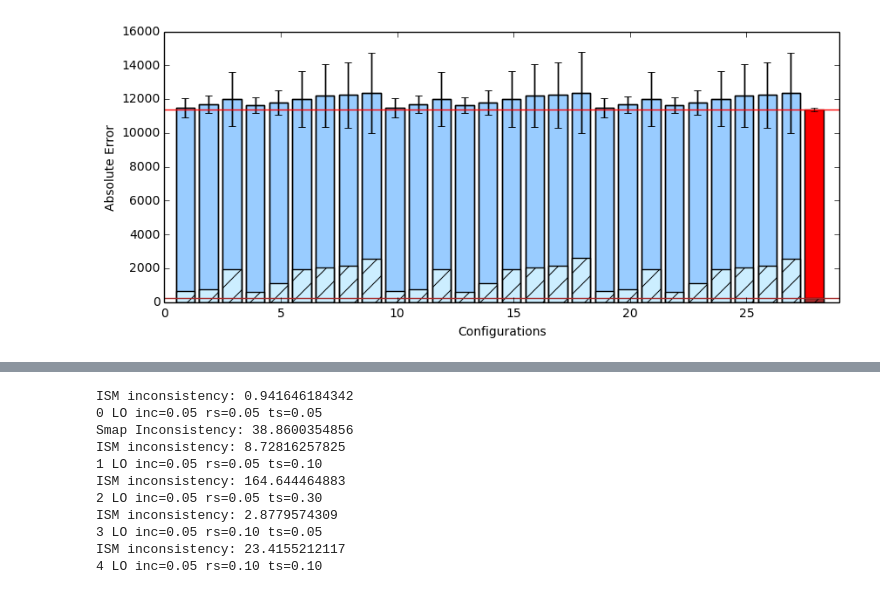
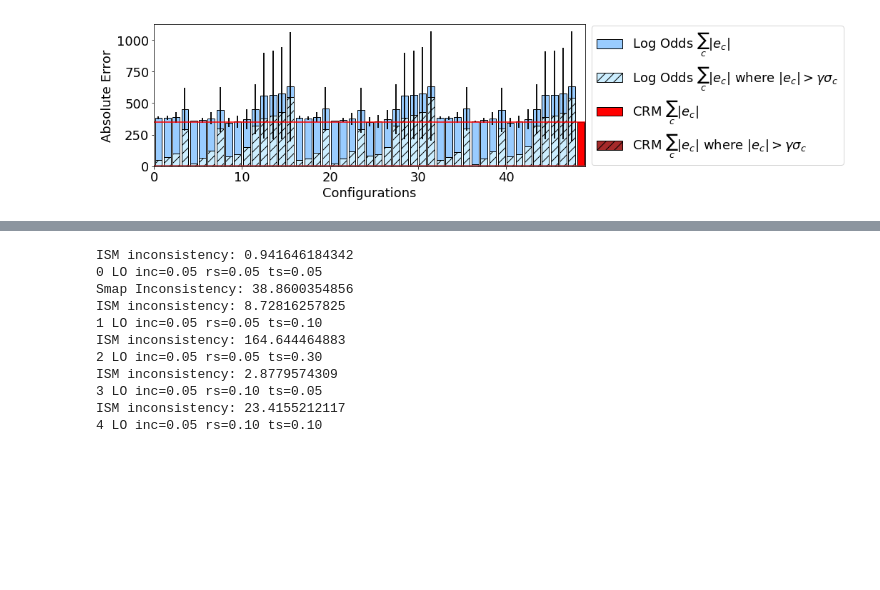
Before and after one commit to pnvyshnav/smap_PD, a Jupyter notebook: stats/SMAP ISM Runs.ipynb, the cells around one changed output, grey strips where cells are left out. Cells and saved outputs as stored; diff of their text form; code cells hidden in the pictures; blank space fills up the shorter version.

```diff
--- a/stats/SMAP ISM Runs.ipynb
+++ b/stats/SMAP ISM Runs.ipynb
@@ -33,8 +33,8 @@ def hash_position(x, y, z):
     return "%.3f %.3f %.3f" % (x, y, z)
 
 filenames = sorted(
-    glob.glob("../build/ism_runs/*.bag"),
-    key=lambda f: int(re.findall('([0-9]+)', f[len("../build/ism_runs/"):])[0]))
+    glob.glob("ism_runs/*.bag"),
+    key=lambda f: int(re.findall('([0-9]+)', f[len("ism_runs/"):])[0]))
 
 gradient = np.linspace(0, 0.99, len(filenames))
 colors = [cm.jet(x) for x in gradient]
@@ -67,5 +246,11 @@ ax.legend()
 # %%
 %matplotlib inline
+
+import matplotlib
+matplotlib.rcParams.update({'font.size': 18, 'legend.fontsize': 18})
+# ax.tick_params(axis='x', labelsize=20)
+# ax.tick_params(axis='y'
+
 fig, ((ax)) = plt.subplots(1, 1, figsize=(10, 4))
 
 # size is rounds * step
@@ -85,15 +270,15 @@ def hash_position(x, y, z):
     return "%.3f %.3f %.3f" % (x, y, z)
 
 filenames = sorted(
-    glob.glob("../build/ism_runs/*.bag"),
-    key=lambda f: int(re.findall('([0-9]+)', f[len("../build/ism_runs/"):])[0]))
+    glob.glob("ism_runs/*.bag"),
+    key=lambda f: int(re.findall('([0-9]+)', f[len("ism_runs/"):])[0]))
 
 gradient = np.linspace(0, 0.99, len(filenames))
 colors = [cm.jet(x) for x in gradient]
 colors[-1] = "red"
 
 
-k = 2
+k = 1.25
 
 inconsistencies = []
 labels = []
@@ -102,6 +287,11 @@ errors_overconfident = []
 smapInconsistency = 0
 smapError = 0
 smapError_overconfident = 0
+
+lowest_overconfident_i = 0
+lowest_overconfident_label = ""
+lowest_overconfident = 1e100
+lowest_inconsistency = 1e100
 for rnd, filename in enumerate(filenames):
 #     print "Computing mask from round %i..." % rnd
     bag = rosbag.Bag(filename)
@@ -117,10 +307,10 @@ for rnd, filename in enumerate(filenames):
 #         errBelief = np.array(stats.errorEvolutionBelief)
 #         ax.plot(errBelief, color="black", label="SMAP")
 
-    errLogOdds = np.abs(np.array(stats.errorFinalUpdatedLogOdds))
-    stdLogOdds = np.array(stats.stdFinalUpdatedLogOdds)
-    errBelief = np.abs(np.array(stats.errorFinalUpdatedBelief))
-    stdBelief = np.array(stats.stdFinalUpdatedBelief)
+    errBelief = np.abs(np.array(stats.errorBelief))
+    stdBelief = np.array(stats.stdBelief)
+    errLogOdds = np.abs(np.array(stats.errorLogOdds))
+    stdLogOdds = np.array(stats.stdLogOdds)
 
 #     mask = (errLogOdds > 0.6) | (errBelief > 0.6)
 #     errLogOdds = errLogOdds[mask]
@@ -128,23 +318,34 @@ for rnd, filename in enumerate(filenames):
 #     errBelief = errBelief[mask]
 #     stdBelief = stdBelief[mask]
 
-    inconsistencies.append(np.sum([max(0, err - k * std) for err, std in zip(errLogOdds, stdLogOdds)]))
+    inconsistencies.append(np.sum([max(0., err - k * std) for err, std in zip(errLogOdds, stdLogOdds)]))
     errors.append(np.sum(errLogOdds))
     errors_overconfident.append(np.sum(errLogOdds[errLogOdds - k * stdLogOdds > 0]))
     label = "LO inc=%.2f rs=%.2f ts=%.2f" % (stats.ismIncrement, stats.ismRampSize, stats.ismTopSize)
     labels.append(label)
-    print rnd, label
+    print rnd, filename, label
+
+    if errors_overconfident[-1] < lowest_overconfident:
+        lowest_overconfident = errors_overconfident[-1]
+        lowest_overconfident_i = rnd
+        lowest_overconfident_label = label
+    if inconsistencies[-1] < lowest_inconsistency:
+        lowest_inconsistency = inconsistencies[-1]
+
+#     if rnd == 4:
+#         print [max(0., err - k * std) for (err, std) in zip(errLogOdds, stdLogOdds)]
+#     print errors_overconfident[-1]
     #ax.plot(errLogOdds, color=colors[rnd], label=label)
 
-    if rnd == 0: #len(filenames)-1:
+    if rnd == 4: #len(filenames)-1:
         smapError = np.sum(errBelief)
-        smapInconsistency = np.sum([max(0, err - k * std * 1.724) for err, std in zip(errBelief, stdBelief)])
-        smapError_overconfident = np.sum(errBelief[errBelief - k * stdBelief * 1.724 > 0])
-        #print "Smap Inconsistency:", smapInconsistency
+        smapInconsistency = np.sum([max(0, err - k * std) for err, std in zip(errBelief, stdBelief)])
+#         smapError_overconfident = np.sum(errBelief[errBelief - k * stdBelief > 0])
+        smapError_overconfident = np.sum([err for err, std in zip(errBelief, stdBelief) if err > k*std])
 
-ax.bar(np.array(list(range(len(errors))))+.5, errors, yerr=inconsistencies, color="#99ccff", ecolor="black")
+ax.bar(np.array(list(range(len(errors))))+.5, errors, yerr=inconsistencies, color="#99ccff", edgecolor="black", label="Log Odds $\sum_c |e_c|$")
 #ax.bar(np.array(list(range(len(errors))))+.5, errors, color="#006699", ecolor="black")
-ax.bar(np.array(list(range(len(errors))))+.5, errors_overconfident, color="#cceeff", hatch='/')
+ax.bar(np.array(list(range(len(errors))))+.5, errors_overconfident, color="#cceeff", edgecolor="black", hatch='//', label="Log Odds $\sum_c |e_c|$ where $|e_c| > \gamma \sigma_c$")
 # for i, (inconsistency, error, label) in enumerate(zip(inconsistencies, errors, labels)):
 #     ax.bar([i], [error], yerr=[inconsistency])
 
@@ -152,9 +353,11 @@ ax.bar(np.array(list(range(len(errors))))+.5, errors_overconfident, color="#ccee
 ax.plot([0, len(errors)+2], [smapError,smapError], color="r")
 ax.plot([0, len(errors)+2], [smapError_overconfident,smapError_overconfident], color="brown")
 
-ax.bar([len(errors)+.5], [smapError], yerr=[smapInconsistency], color="r", ecolor="black")
+# ax.scatter(lowest_overconfident_i, 1, marker="D")
+
+ax.bar([len(errors)+.5], [smapError], yerr=[smapInconsistency], color="r", edgecolor="black", label="CRM $\sum_c |e_c|$")
 #ax.bar([len(errors)+.5], [smapError], color="r", ecolor="black")
-ax.bar([len(errors)+.5], [smapError_overconfident], color="brown", ecolor="black", hatch='/')
+ax.bar([len(errors)+.5], [smapError_overconfident], color="brown", edgecolor="black", hatch='//', label="CRM $\sum_c |e_c|$ where $|e_c| > \gamma \sigma_c$")
 
 
 ax.bar(np.array(list(range(len(errors))))+.5, errors, yerr=inconsistencies, color="", ecolor="black")
@@ -162,7 +365,15 @@ ax.bar(np.array(list(range(len(errors))))+.5, errors, yerr=inconsistencies, colo
 #ax.set_title("Absolute Error / Inconsistency Evolution over different ISM Parameters")
 ax.set_ylabel("Absolute Error")
 ax.set_xlabel("Configurations")
-ax.set_xlim([0,len(errors)+2])
-ax.legend()
-plt.savefig("ism_evaluation.pdf")
+ax.set_xlim([0,len(errors)+1])
+# ax.set_yscale( "log" )
+legend = ax.legend(loc='center left', bbox_to_anchor=(1, 0.5))
+
+plt.tight_layout()
+plt.savefig("ism_evaluation.pdf", bbox_extra_artists=(legend,), bbox_inches='tight')
+
+print "CRM Inconsistency:", smapInconsistency
+print "CRM Overconfident:", smapError_overconfident
+print "Best LO Inconsistency:", lowest_inconsistency
+print "Best LO Overconfident:", lowest_overconfident, lowest_overconfident_label
 # %% [output]
@@ -186 +397 @@ plt.savefig("ism_evaluation.pdf")
-[figure, old version]
+[figure, new version]
```
Also changed, not shown: parts of 7 cells of this notebook, 17 other files.
